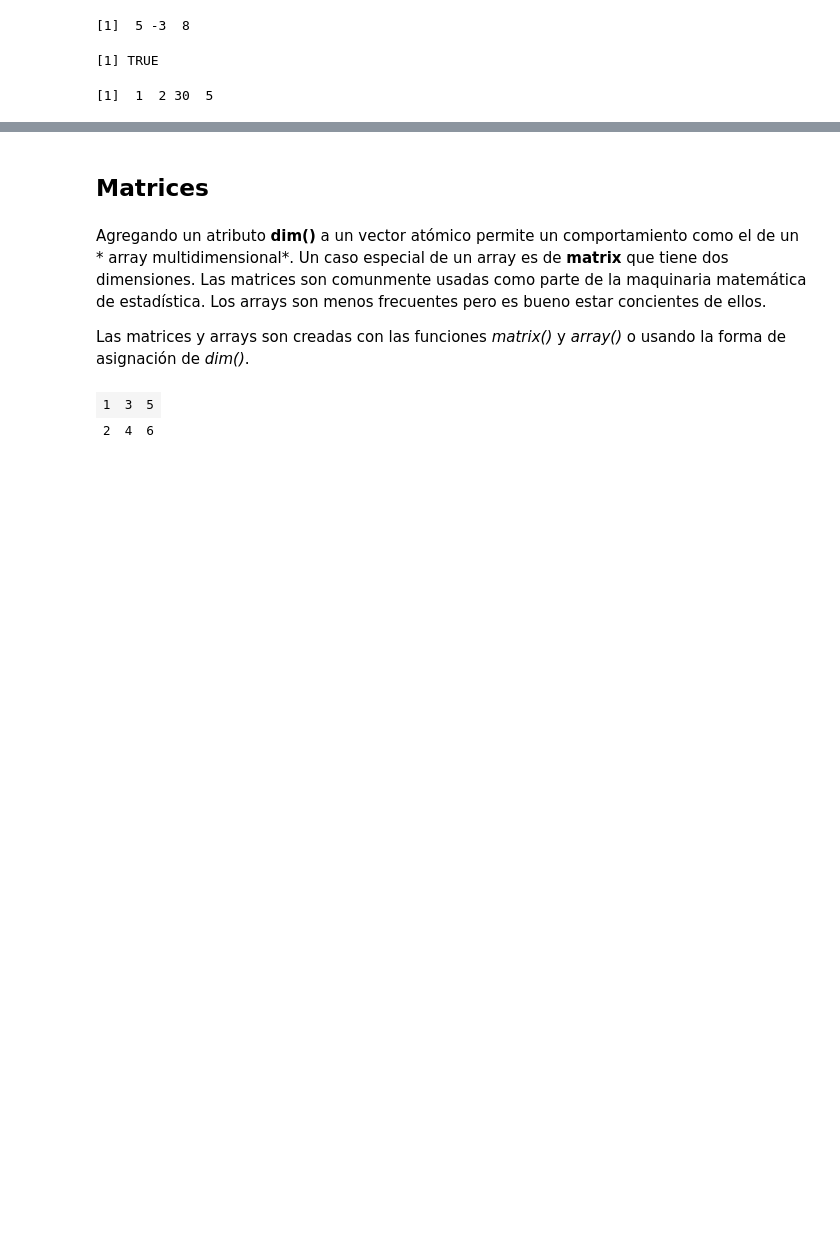
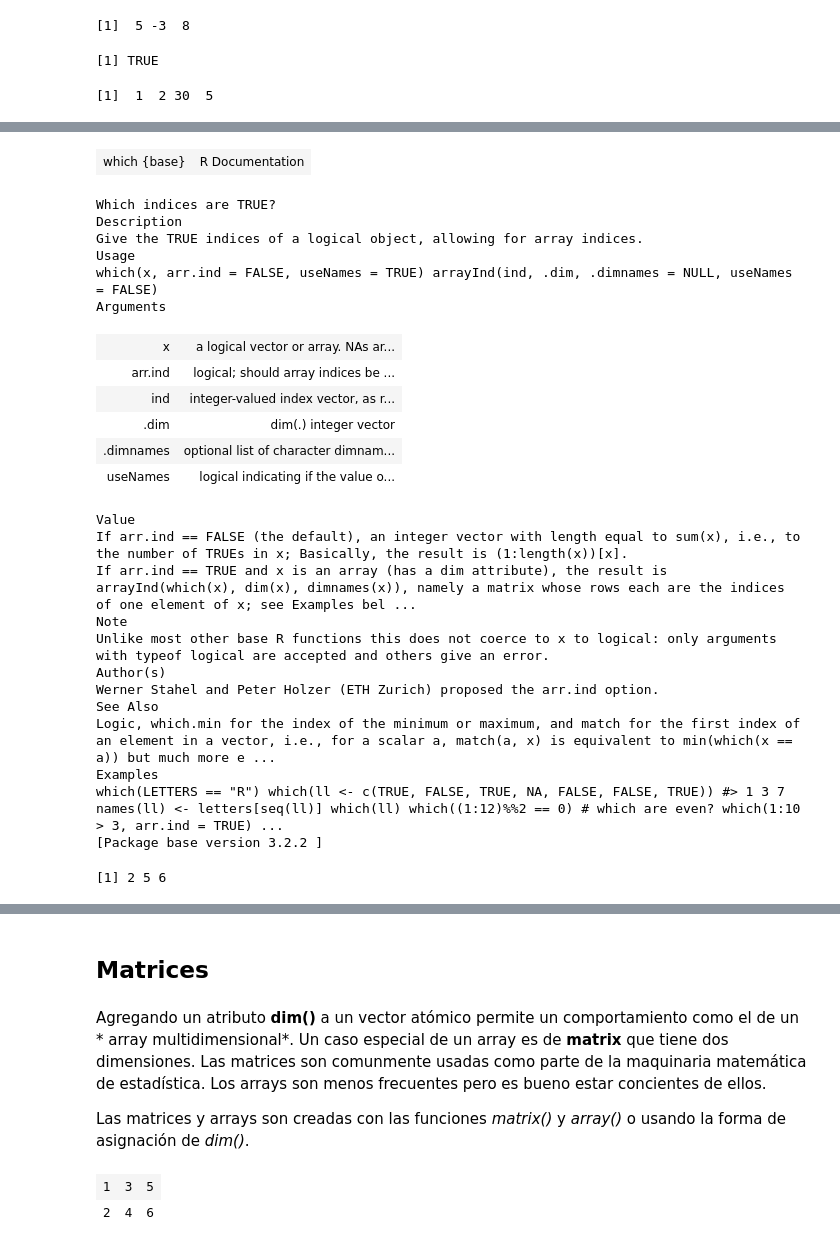
Before and after one commit to noetaza/Curso-R, a Jupyter notebook: Vectores-Matrices-Array/Vectores-Matrices-Arrays.ipynb, the cells around one changed output, grey strips where cells are left out. Cells and saved outputs as stored; diff of their text form; code cells hidden in the pictures; blank space fills up the shorter version.

```diff
--- a/Vectores-Matrices-Array/Vectores-Matrices-Arrays.ipynb
+++ b/Vectores-Matrices-Array/Vectores-Matrices-Arrays.ipynb
@@ -1103,0 +1190,31 @@ y2[z2*z2 >8]
+# %%
+help(which)
+z <- c(51,-12,-32,81, 11, 14)
+which(z*z < 800)
+# %% [output]
+| which {base} | R Documentation |
+Which indices are TRUE?
+Description
+Give the TRUE indices of a logical object, allowing for array indices.
+Usage
+which(x, arr.ind = FALSE, useNames = TRUE) arrayInd(ind, .dim, .dimnames = NULL, useNames = FALSE)
+Arguments
+| x | a logical vector or array. NAs ar... |
+| arr.ind | logical; should array indices be ... |
+| ind | integer-valued index vector, as r... |
+| .dim | dim(.) integer vector |
+| .dimnames | optional list of character dimnam... |
+| useNames | logical indicating if the value o... |
+Value
+If arr.ind == FALSE (the default), an integer vector with length equal to sum(x), i.e., to the number of TRUEs in x; Basically, the result is (1:length(x))[x].
+If arr.ind == TRUE and x is an array (has a dim attribute), the result is arrayInd(which(x), dim(x), dimnames(x)), namely a matrix whose rows each are the indices of one element of x; see Examples bel ...
+Note
+Unlike most other base R functions this does not coerce to x to logical: only arguments with typeof logical are accepted and others give an error.
+Author(s)
+Werner Stahel and Peter Holzer (ETH Zurich) proposed the arr.ind option.
+See Also
+Logic, which.min for the index of the minimum or maximum, and match for the first index of an element in a vector, i.e., for a scalar a, match(a, x) is equivalent to min(which(x == a)) but much more e ...
+Examples
+which(LETTERS == "R") which(ll <- c(TRUE, FALSE, TRUE, NA, FALSE, FALSE, TRUE)) #> 1 3 7 names(ll) <- letters[seq(ll)] which(ll) which((1:12)%%2 == 0) # which are even? which(1:10 > 3, arr.ind = TRUE) ...
+[Package base version 3.2.2 ]
+[1] 2 5 6
```
Also changed, not shown: parts of 34 cells of this notebook.
